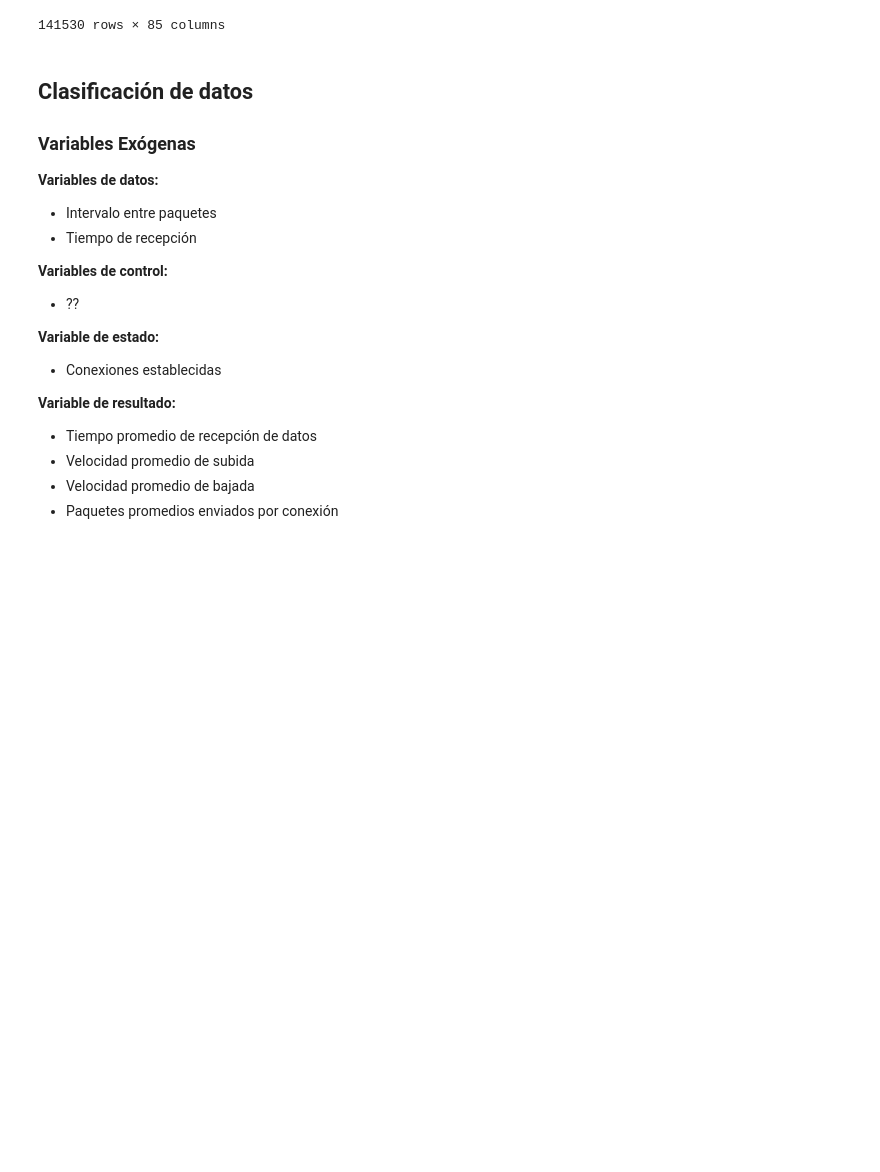
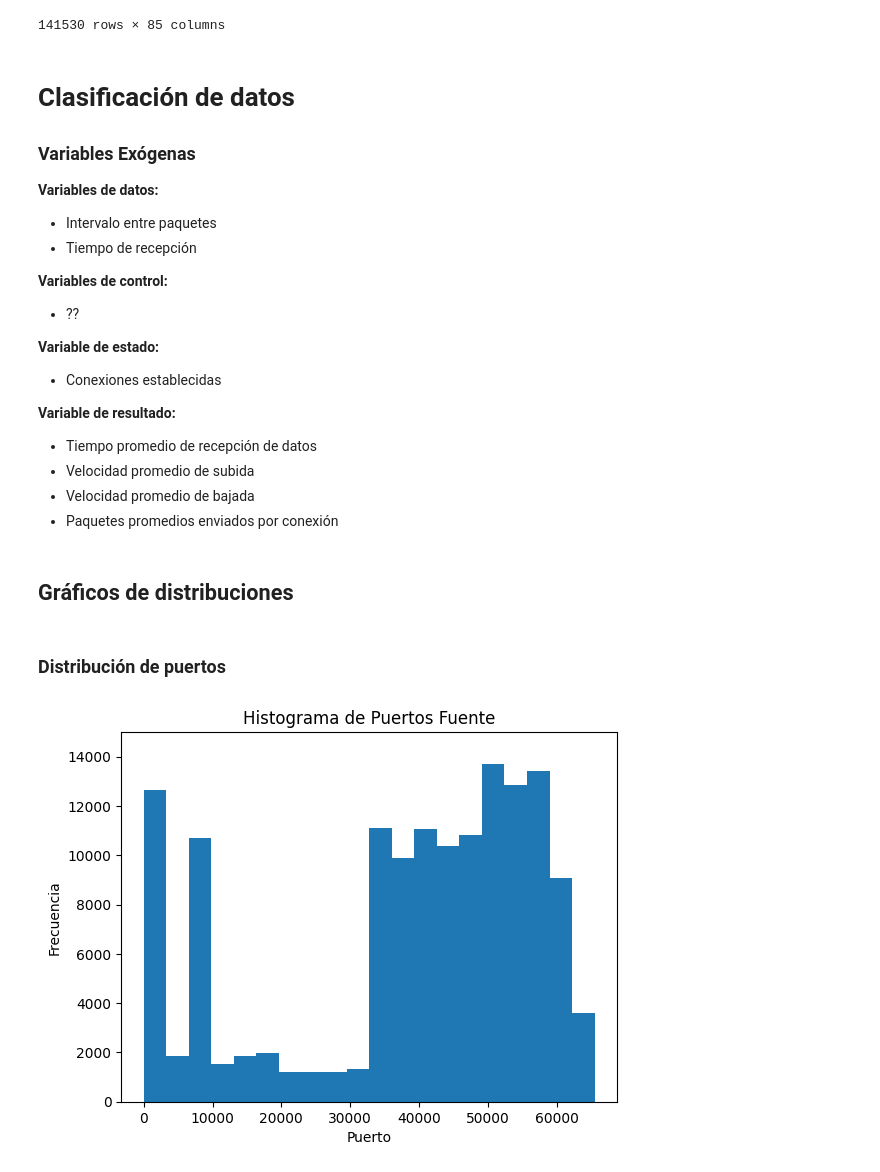
Before and after one commit to GFCACACE/propuesta-simulacion, a Jupyter notebook: Propuesta_de_simulación_Intenet.ipynb, the cells around one changed output. Saved outputs shown, nothing was run; the diff lists cells and outputs as text; code cells hidden in the pictures; blank space fills up the shorter version.

Commit message:
Hechos los histogramas

```diff
--- a/Propuesta_de_simulación_Intenet.ipynb
+++ b/Propuesta_de_simulación_Intenet.ipynb
@@ -36,7 +38,7 @@ datasetRaw
 | 141529 | 80.239.235.110-10.8.8.246-11666-6... | 80.239.235.110 | 11666 | 10.8.8.246 | 60245 | 17 | 22/05/2015 02:31:23 PM | 119990044 | 5995 | ... |
 141530 rows × 85 columns
 # %% [markdown]
-## Clasificación de datos
+# Clasificación de datos
 
 ### Variables Exógenas
 
@@ -55,3 +57,18 @@ datasetRaw
 * Velocidad promedio de subida
 * Velocidad promedio de bajada
 * Paquetes promedios enviados por conexión
+# %% [markdown]
+## Gráficos de distribuciones
+# %% [markdown]
+### Distribución de puertos
+# %%
+import matplotlib.pyplot as plt
+
+plt.hist(datasetRaw['Src Port'], bins=20)
+plt.xlabel('Puerto')
+plt.ylabel('Frecuencia')
+plt.ylim(0, 15000)
+plt.title('Histograma de Puertos Fuente')
+plt.show()
+# %% [output]
+[figure, added]
```
Also changed, not shown: parts of 4 cells of this notebook.
